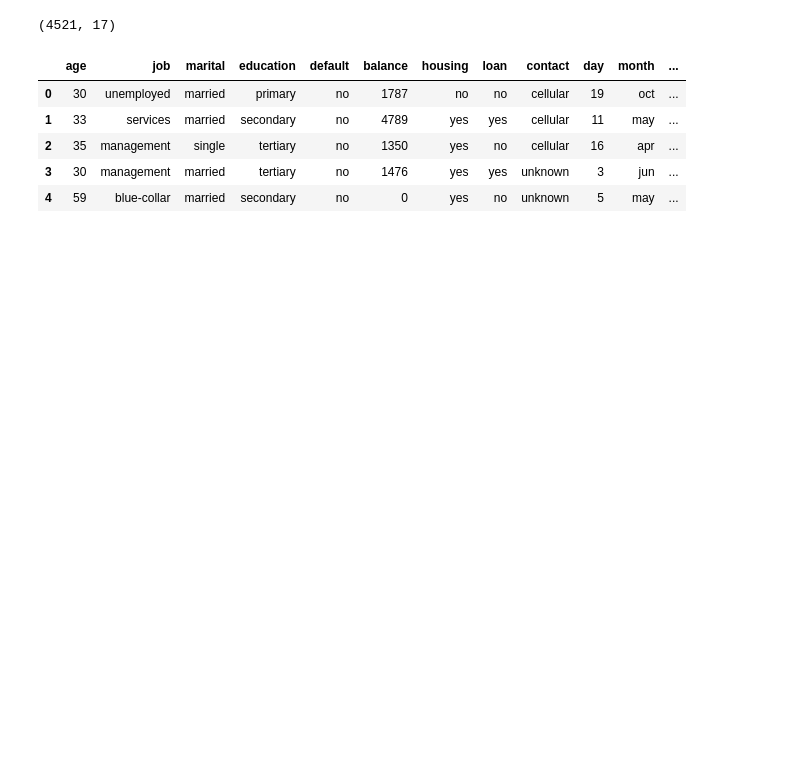
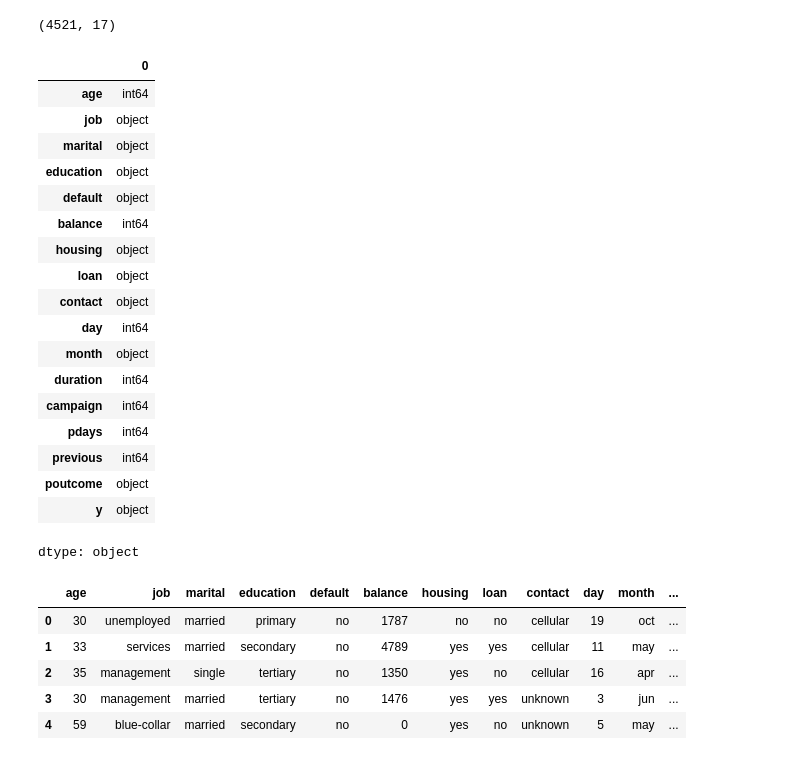
Before and after one commit to saisushanth97/ai-engineer-journey, a Jupyter notebook: 00_customer_recontact_prediction/customer_recontact_prediction.ipynb, the cells around one changed output. Drawn from its saved outputs; the diff is of its cells as text; code cells hidden in the pictures; blank space fills up the shorter version.

```diff
--- a/00_customer_recontact_prediction/customer_recontact_prediction.ipynb
+++ b/00_customer_recontact_prediction/customer_recontact_prediction.ipynb
@@ -7,6 +12,28 @@ df = pd.read_csv("bank.csv",sep=";")
 df.shape
 # %% [output]
 (4521, 17)
+# %%
+df.dtypes
+# %% [output]
+|  | 0 |
+| age | int64 |
+| job | object |
+| marital | object |
+| education | object |
+| default | object |
+| balance | int64 |
+| housing | object |
+| loan | object |
+| contact | object |
+| day | int64 |
+| month | object |
+| duration | int64 |
+| campaign | int64 |
+| pdays | int64 |
+| previous | int64 |
+| poutcome | object |
+| y | object |
+dtype: object
 # %%
 df.head()
 # %% [output]
```
Also changed, not shown: parts of 21 cells of this notebook.
